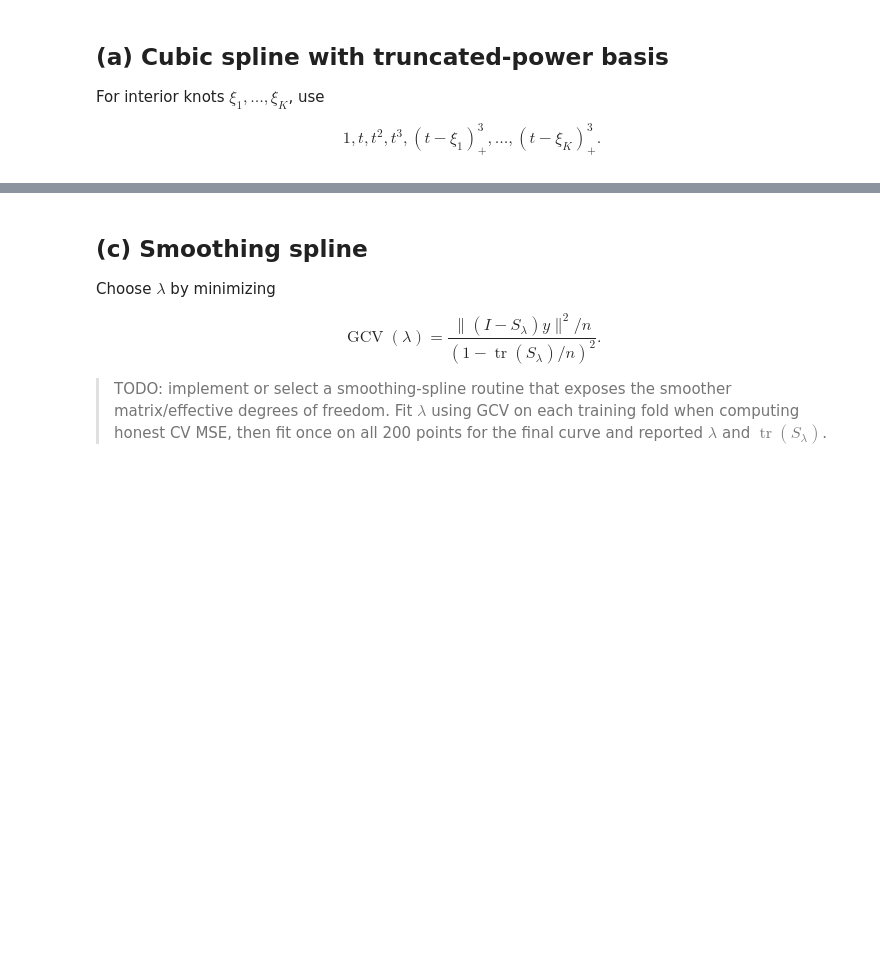
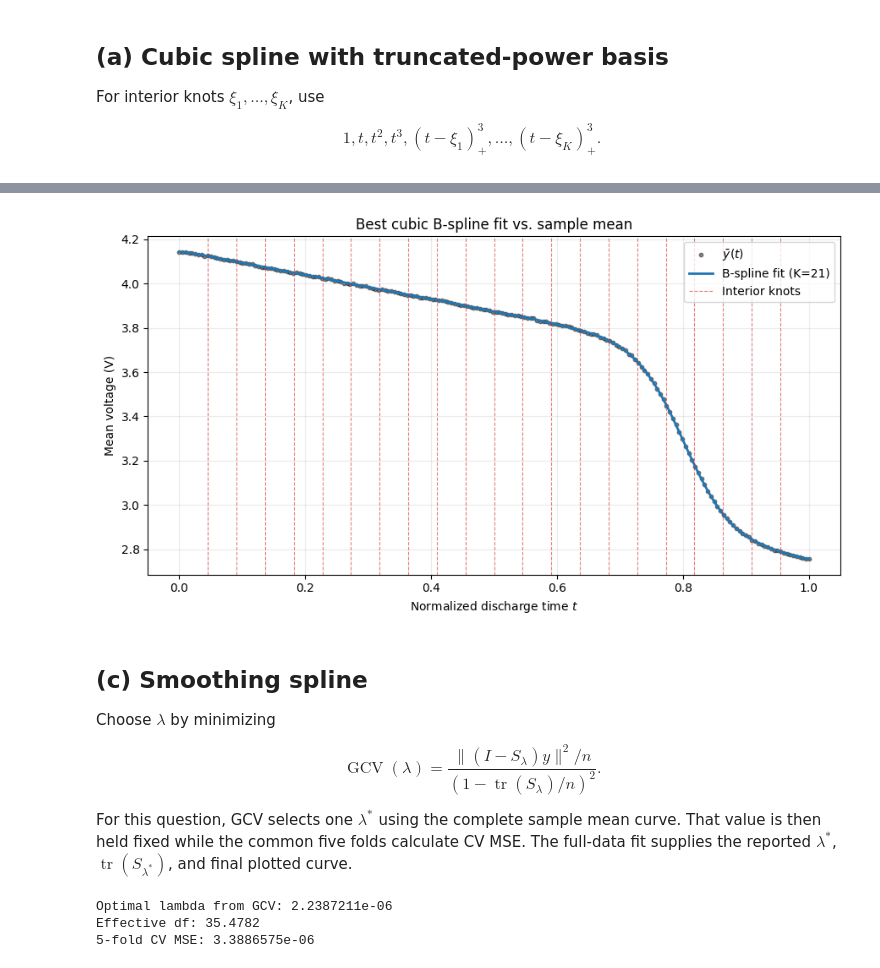
Before and after one commit to kyle-nguyennn/ml-stats-lab, a Jupyter notebook: fda/lab1/Q3_curve_fitting.ipynb, the cells around one changed output, grey strips where cells are left out. Cells and saved outputs as stored; diff of their text form; code cells hidden in the pictures; blank space fills up the shorter version.

```diff
--- a/fda/lab1/Q3_curve_fitting.ipynb
+++ b/fda/lab1/Q3_curve_fitting.ipynb
@@ -182,3 +195,24 @@ bspline_cv = {}
+# %%
+t_dense = np.linspace(0.0, 1.0, 1000)
+y_bspline_dense = bspline_fit_predict(t, y_bar, t_dense, n_interior_knots=best_bspline_k)
+best_bspline_knots = np.linspace(0.0, 1.0, best_bspline_k + 2)[1:-1]
+
+plt.figure(figsize=(9, 5))
+plt.scatter(t, y_bar, s=10, color='black', alpha=0.45, label=r'$\bar y(t)$')
+plt.plot(t_dense, y_bspline_dense, color='tab:blue', linewidth=2,
+         label=f'B-spline fit (K={best_bspline_k})')
+for i, knot in enumerate(best_bspline_knots):
+    plt.axvline(knot, color='tab:red', linestyle='--', linewidth=0.8, alpha=0.6,
+                label='Interior knots' if i == 0 else None)
+plt.xlabel('Normalized discharge time $t$')
+plt.ylabel('Mean voltage (V)')
+plt.title('Best cubic B-spline fit vs. sample mean')
+plt.grid(alpha=0.25)
+plt.legend()
+plt.tight_layout()
+plt.show()
+# %% [output]
+[figure, added]
 # %% [markdown]
 ## (c) Smoothing spline
 
@@ -190,4 +224,4 @@ $$
 {(1-\operatorname{tr}(S_\lambda)/n)^2}.
 $$
 
-> TODO: implement or select a smoothing-spline routine that exposes the smoother matrix/effective degrees of freedom. Fit $\lambda$ using GCV on each training fold when computing honest CV MSE, then fit once on all 200 points for the final curve and reported $\lambda$ and $\operatorname{tr}(S_\lambda)$.
+For this question, GCV selects one $\lambda^*$ using the complete sample mean curve. That value is then held fixed while the common five folds calculate CV MSE. The full-data fit supplies the reported $\lambda^*$, $\operatorname{tr}(S_{\lambda^*})$, and final plotted curve.
@@ -201,0 +310,37 @@ def smoothing_spline_fit_predict(x_train, y_train, x_valid):
+# %%
+# Step 1: choose the reported lambda by full-data GCV.
+lambda_grid = np.logspace(-14, 4, 361)
+smoothing_full = fit_natural_smoothing_spline(t, y_bar, lambda_grid)
+
+best_smoothing_lambda = smoothing_full['lambda']
+best_smoothing_df = smoothing_full['df']
+
+if np.argmin(smoothing_full['gcv_values']) in (0, len(lambda_grid) - 1):
+    print('Warning: expand lambda_grid because the minimum is on its boundary.')
+
+
+# Step 2: keep that lambda fixed during the common five-fold CV.
+def smoothing_fixed_lambda_fit_predict(
+    x_train, y_train, x_valid, lambda_value
+):
+    model = fit_natural_smoothing_spline(
+        x_train, y_train, np.array([lambda_value])
+    )
+    return predict_natural_smoothing_spline(model, x_valid)
+
+
+smoothing_cv_mse = cv_mse(
+    smoothing_fixed_lambda_fit_predict,
+    t,
+    y_bar,
+    splits,
+    lambda_value=best_smoothing_lambda,
+)
+
+print(f'Optimal lambda from GCV: {best_smoothing_lambda:.8g}')
+print(f'Effective df: {best_smoothing_df:.4f}')
+print(f'5-fold CV MSE: {smoothing_cv_mse:.8g}')
+# %% [output]
+Optimal lambda from GCV: 2.2387211e-06
+Effective df: 35.4782
+5-fold CV MSE: 3.3886575e-06
```
Also changed, not shown: parts of 19 cells of this notebook, 7 other files.
